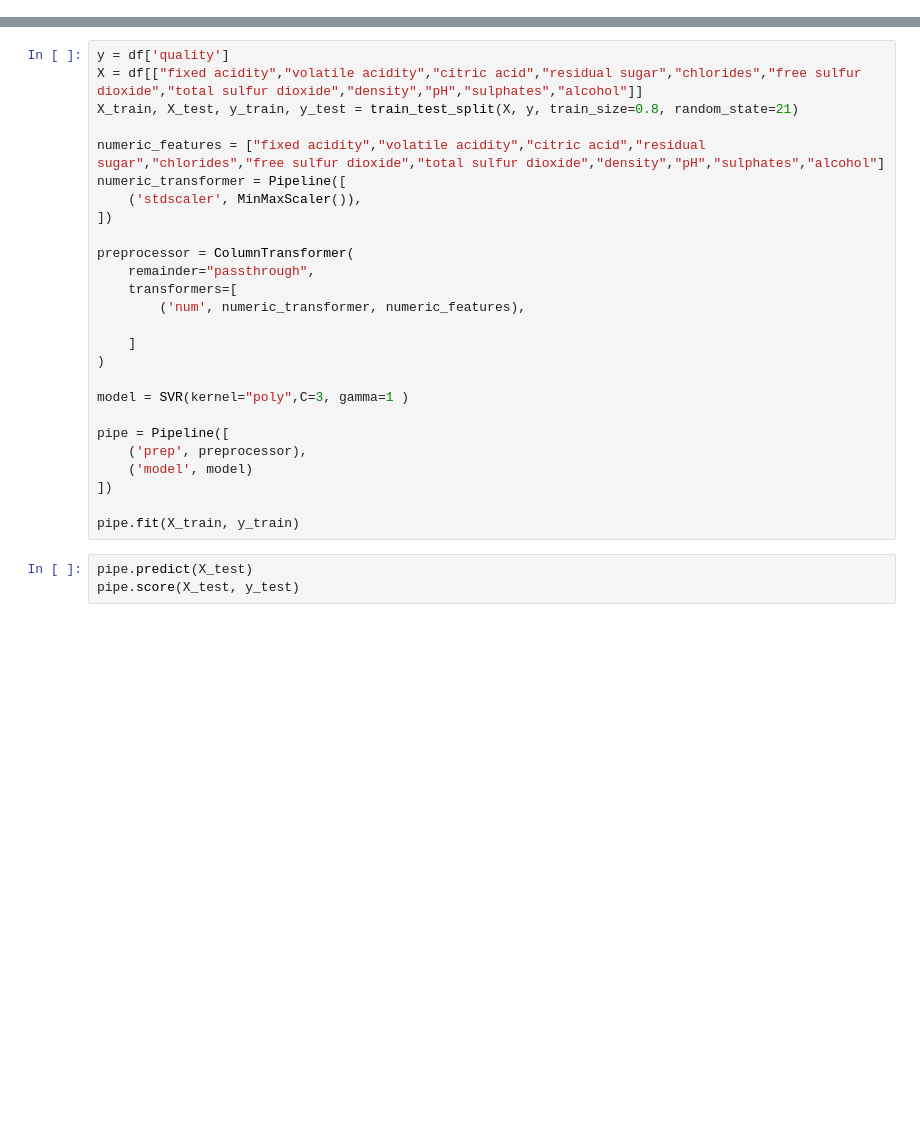
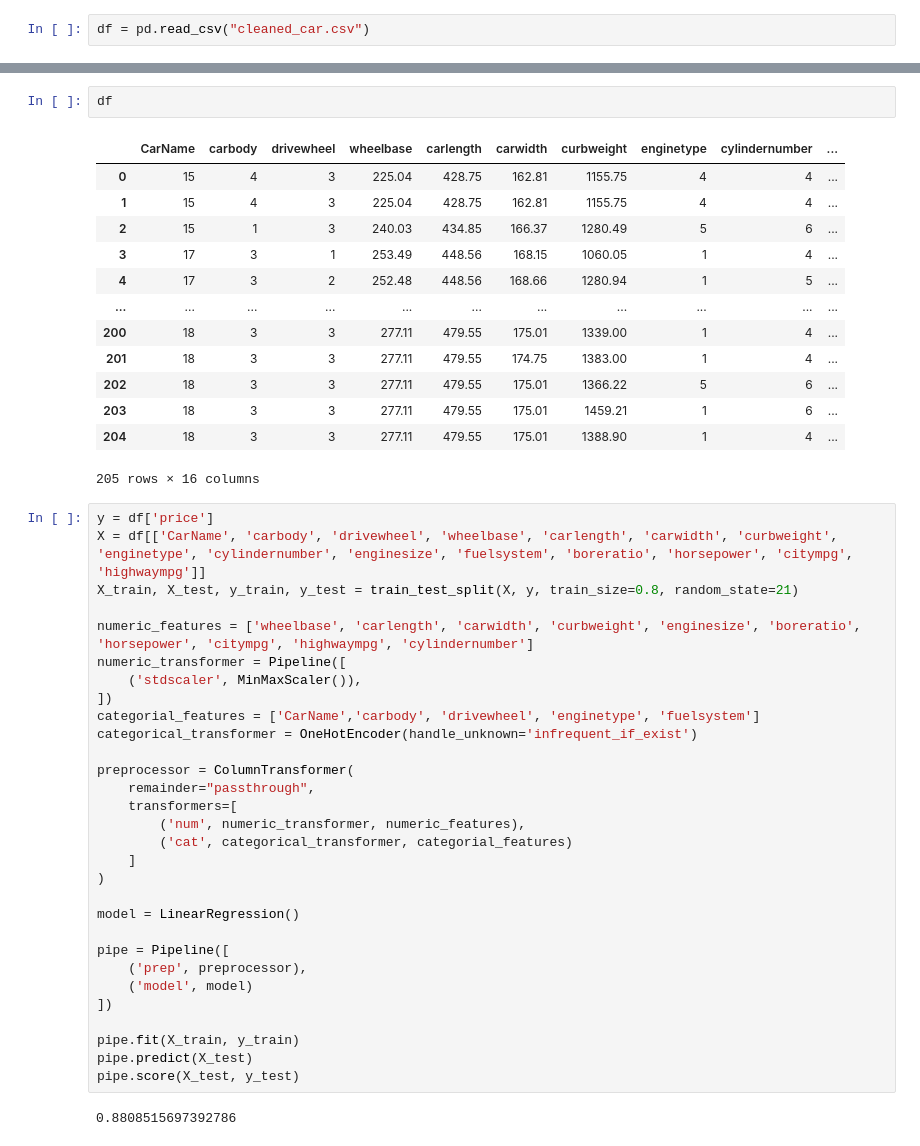
Before and after one commit to ForskyOnly/car_price_prediction, a Jupyter notebook: modelisation.ipynb, the cells around one changed output, grey strips where cells are left out. Cells and saved outputs as stored; diff of their text form; blank space fills up the shorter version.

```diff
--- a/modelisation.ipynb
+++ b/modelisation.ipynb
@@ -13,3 +14,5 @@ import seaborn as sns
 import numpy as np
 from ydata_profiling import ProfileReport
 %matplotlib inline
+# %%
+df = pd.read_csv("cleaned_car.csv")
@@ -16,22 +43,40 @@ from ydata_profiling import ProfileReport
+# %%
+df
+# %% [output]
+|  | CarName | carbody | drivewheel | wheelbase | carlength | carwidth | curbweight | enginetype | cylindernumber | ... |
+| 0 | 15 | 4 | 3 | 225.04 | 428.75 | 162.81 | 1155.75 | 4 | 4 | ... |
+| 1 | 15 | 4 | 3 | 225.04 | 428.75 | 162.81 | 1155.75 | 4 | 4 | ... |
+| 2 | 15 | 1 | 3 | 240.03 | 434.85 | 166.37 | 1280.49 | 5 | 6 | ... |
+| 3 | 17 | 3 | 1 | 253.49 | 448.56 | 168.15 | 1060.05 | 1 | 4 | ... |
+| 4 | 17 | 3 | 2 | 252.48 | 448.56 | 168.66 | 1280.94 | 1 | 5 | ... |
+| ... | ... | ... | ... | ... | ... | ... | ... | ... | ... | ... |
+| 200 | 18 | 3 | 3 | 277.11 | 479.55 | 175.01 | 1339.00 | 1 | 4 | ... |
+| 201 | 18 | 3 | 3 | 277.11 | 479.55 | 174.75 | 1383.00 | 1 | 4 | ... |
+| 202 | 18 | 3 | 3 | 277.11 | 479.55 | 175.01 | 1366.22 | 5 | 6 | ... |
+| 203 | 18 | 3 | 3 | 277.11 | 479.55 | 175.01 | 1459.21 | 1 | 6 | ... |
+| 204 | 18 | 3 | 3 | 277.11 | 479.55 | 175.01 | 1388.90 | 1 | 4 | ... |
+205 rows × 16 columns
 # %%
-y = df['quality']
-X = df[["fixed acidity","volatile acidity","citric acid","residual sugar","chlorides","free sulfur dioxide","total sulfur dioxide","density","pH","sulphates","alcohol"]]
+y = df['price']
+X = df[['CarName', 'carbody', 'drivewheel', 'wheelbase', 'carlength', 'carwidth', 'curbweight', 'enginetype', 'cylindernumber', 'enginesize', 'fuelsystem', 'boreratio', 'horsepower', 'citympg', 'highwaympg']]
 X_train, X_test, y_train, y_test = train_test_split(X, y, train_size=0.8, random_state=21)
 
-numeric_features = ["fixed acidity","volatile acidity","citric acid","residual sugar","chlorides","free sulfur dioxide","total sulfur dioxide","density","pH","sulphates","alcohol"]
+numeric_features = ['wheelbase', 'carlength', 'carwidth', 'curbweight', 'enginesize', 'boreratio', 'horsepower', 'citympg', 'highwaympg', 'cylindernumber']
 numeric_transformer = Pipeline([
     ('stdscaler', MinMaxScaler()),
 ])
+categorial_features = ['CarName','carbody', 'drivewheel', 'enginetype', 'fuelsystem']
+categorical_transformer = OneHotEncoder(handle_unknown='infrequent_if_exist')
 
 preprocessor = ColumnTransformer(
     remainder="passthrough",
     transformers=[
         ('num', numeric_transformer, numeric_features),
-
+        ('cat', categorical_transformer, categorial_features)
     ]
 )
 
-model = SVR(kernel="poly",C=3, gamma=1 )
+model = LinearRegression()
 
 pipe = Pipeline([
     ('prep', preprocessor),
@@ -39,6 +84,7 @@ pipe = Pipeline([
 ])
 
 pipe.fit(X_train, y_train)
+pipe.predict(X_test)
+pipe.score(X_test, y_test)
+# %% [output]
+0.8808515697392786
-# %%
-pipe.predict(X_test)
-pipe.score(X_test, y_test)
```
Also changed, not shown: parts of 3 cells of this notebook, 3 other files.
